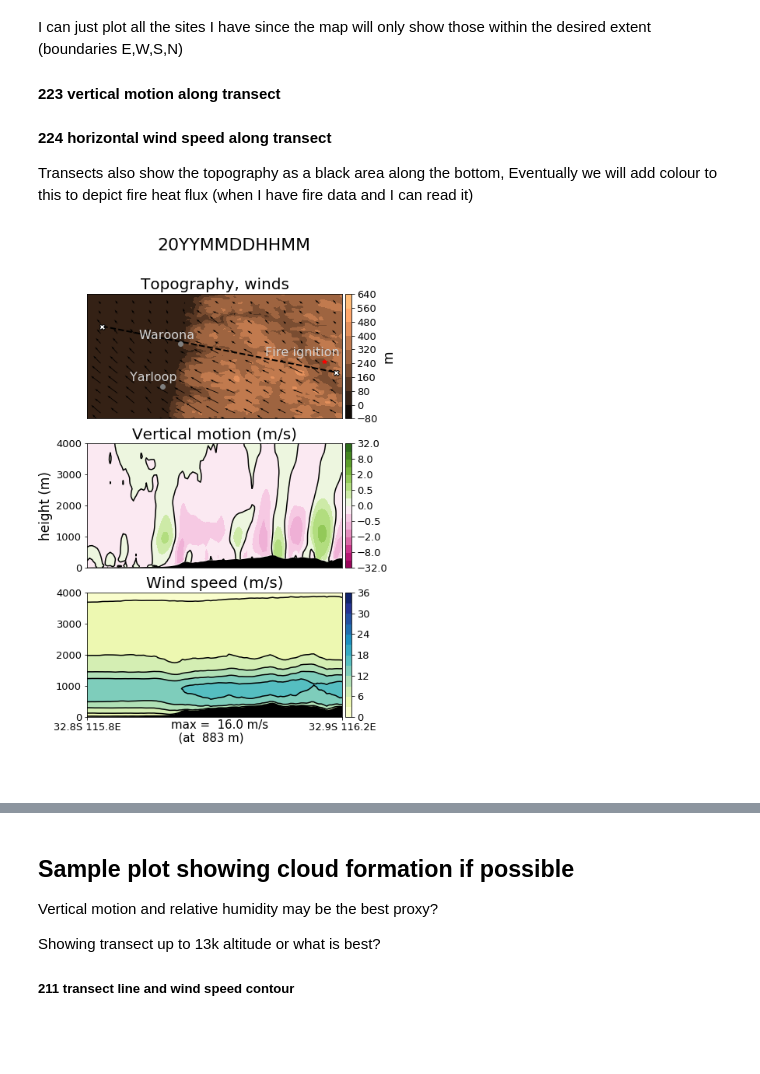
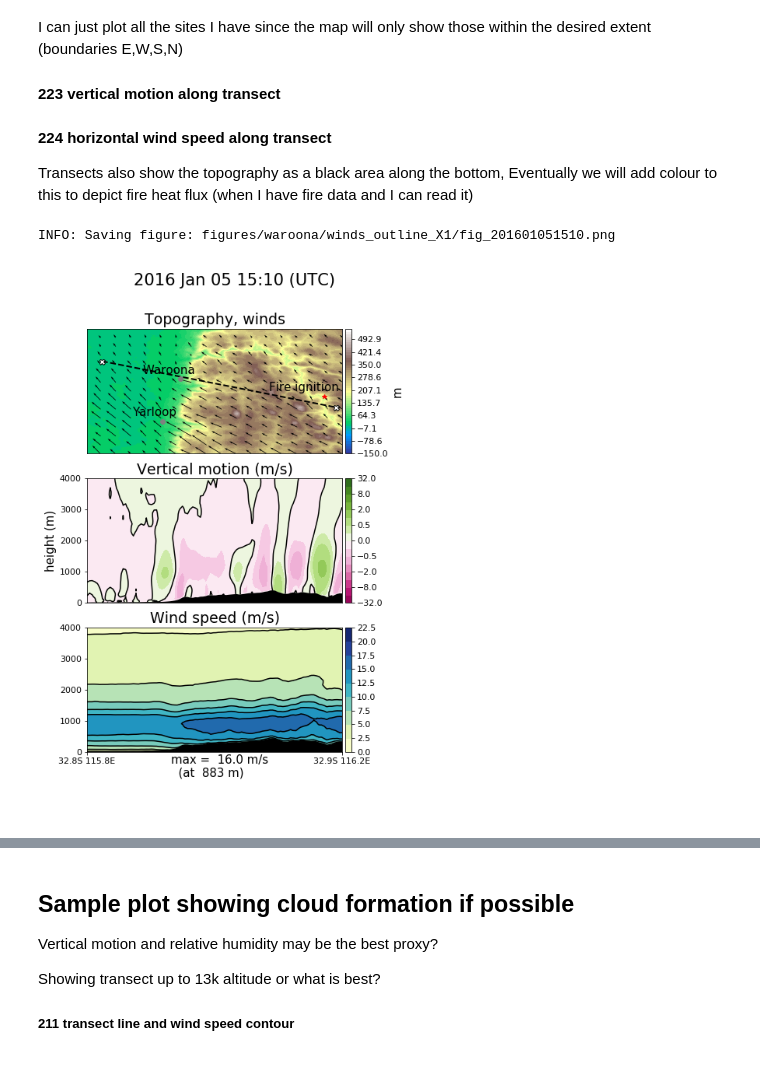
Before and after one commit to jibbals/accessfires, a Jupyter notebook: animators.ipynb, the cells around one changed output, grey strips where cells are left out. Cells and saved outputs as stored; diff of their text form; code cells hidden in the pictures.

Commit message:
updating wind loops

```diff
--- a/animators.ipynb
+++ b/animators.ipynb
@@ -94,23 +134,23 @@ def winds_2panel(data,tstep,
                  transect=1,
                  vectorskip=14,
                  quiverscale=60,
-                 dtime=None,
                  ext='.png'
                 ):
     '''
-    211 Plot showing contour map and wind speed, along with near sites and transect
-    223 plot showing vertical motion along transect
-    224 plot showing wind speed along transect
+    311 Plot showing contour map and wind speed, along with near sites and transect
+    312 plot showing vertical motion along transect
+    313 plot showing wind speed along transect
     INPUTS:
-        topography, vert motion, wind speed, z,lat,lon,
+        dictionary with topog, vert motion, wind speed, wind direction, zth,lat,lon, time
+        timestep: data will have a time dimension
         extentname = { 'waroona' | 'sirivan' } choice of two fire locations
         transect = int from 1 to 6 for transect choice
         vectorskip reduces quiver density (may need to fiddle)
         quiverscale changes how long the arrows are (also may need to fiddle)
-        dtime is datetime of output
         ext is the plot extension { '.png' | '.eps' }
     '''
     topog=data['topog']
+    ff=data['firefront']
     w=data['upward_air_velocity'][tstep]
     s=data['wind_speed'][tstep]
     u=data['x_wind_destaggered'][tstep]
@@ -118,15 +158,11 @@ def winds_2panel(data,tstep,
     z=data['zth'][tstep]
     lat=data['latitude']
     lon=data['longitude']
+    dtime = utils.date_from_gregorian(data['time'])[tstep]
 
+    dstamp = dtime.strftime("%Y%m%d%H%M")
+    stitle = dtime.strftime("%Y %b %d %H:%M (UTC)")
 
-    # datetime timestamp for file,title
-    if dtime is None:
-        dstamp = "20YYMMDDHHMM"
-        stitle = dstamp
-    else:
-        dstamp = dtime.strftime("%Y%m%d%H%M")
-        stitle = dtime.strftime("%Y %b %d %H:%M (UTC)")
     # figure name and location
     pname="figures/%s/winds_outline_X%d/fig_%s%s"%(extentname,transect,dstamp,ext)
 
@@ -144,13 +180,18 @@ def winds_2panel(data,tstep,
     plotting.map_topography(extent,topog,lat,lon)
     plt.title('Topography, winds')
 
+    # Add fire front contour
+    if ff is not None:
+        plt.contour(lon,lat,np.transpose(ff),np.array([0]),
+                    colors='red',linewidth=2)
+
     # start to end x=[lon0,lon1], y=[lat0, lat1]
     plt.plot([start[1],end[1]],[start[0],end[0], ], '--k',
              linewidth=2,
              marker='X', markersize=7,markerfacecolor='white')
 
     # add nearby towns
-    textcolor='lightgrey'
+    textcolor='k'
     if extentname == 'waroona':
         plotting.map_add_locations(['waroona','yarloop'],
                                    text=['Waroona', 'Yarloop'],
@@ -193,10 +234,7 @@ def winds_2panel(data,tstep,
     #plt.xlabel('transect')
 
     ax3 = plt.subplot(3,1,3)
-    contours=np.arange(0,37,3)
-    trs, trx, trz = plotting.transect_s(s,z,lat,lon,start,end,topog=topog,
-                                        contours=contours,lines=contours)
-    #plt.yticks([])
+    trs, trx, trz = plotting.transect_s(s,z,lat,lon,start,end,topog=topog)
     xticks,xlabels = plotting.transect_ticks_labels(start,end)
     plt.xticks(xticks[0::2],xlabels[0::2]) # show transect start and end
 
@@ -219,19 +257,15 @@ def winds_2panel(data,tstep,
 # %%
 # Lets check the output
 ## EXAMPLE
 
-#data = waroona
-#extentname='waroona'
-#vectorskip=10
-
-#tstep=0
-pname="figures/waroona/winds_outline_X1/fig_20YYMMDDHHMM.png"
-#pname = winds_2panel(data,tstep,
-#                     extentname=extentname,vectorskip=vectorskip)
+#pname="figures/waroona/winds_outline_X1/fig_20YYMMDDHHMM.png"
+pname = winds_2panel(waroona,tstep=0,extentname='waroona',
+                     vectorskip=9,)
 
 Image(filename=pname)
 # %% [output]
+INFO: Saving figure: figures/waroona/winds_outline_X1/fig_201601051510.png
-[figure, old version]
+[figure, new version]
 # %% [markdown]
 ## Now run this in a loop, creating one figure for each time step
 
```
Also changed, not shown: parts of 6 cells of this notebook, 4 other files.
